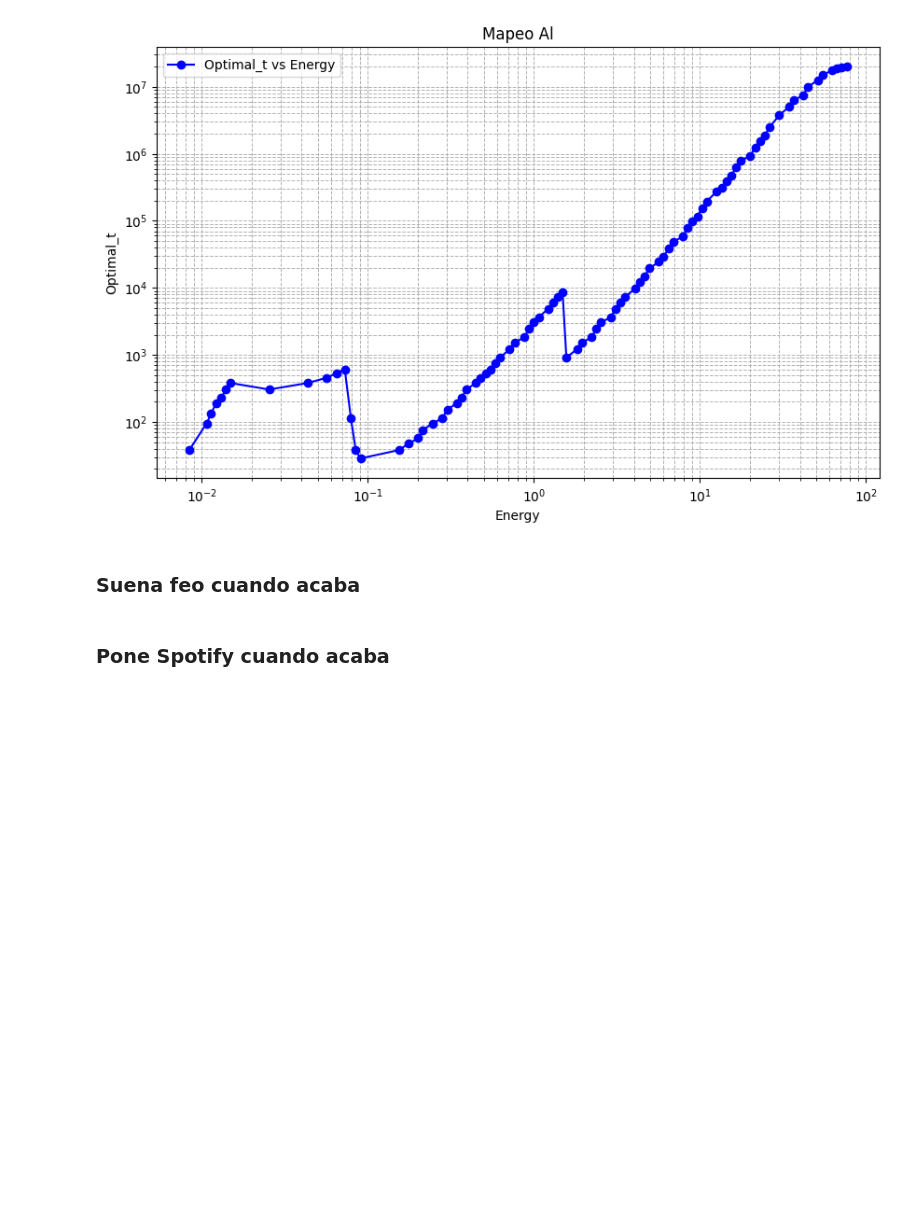
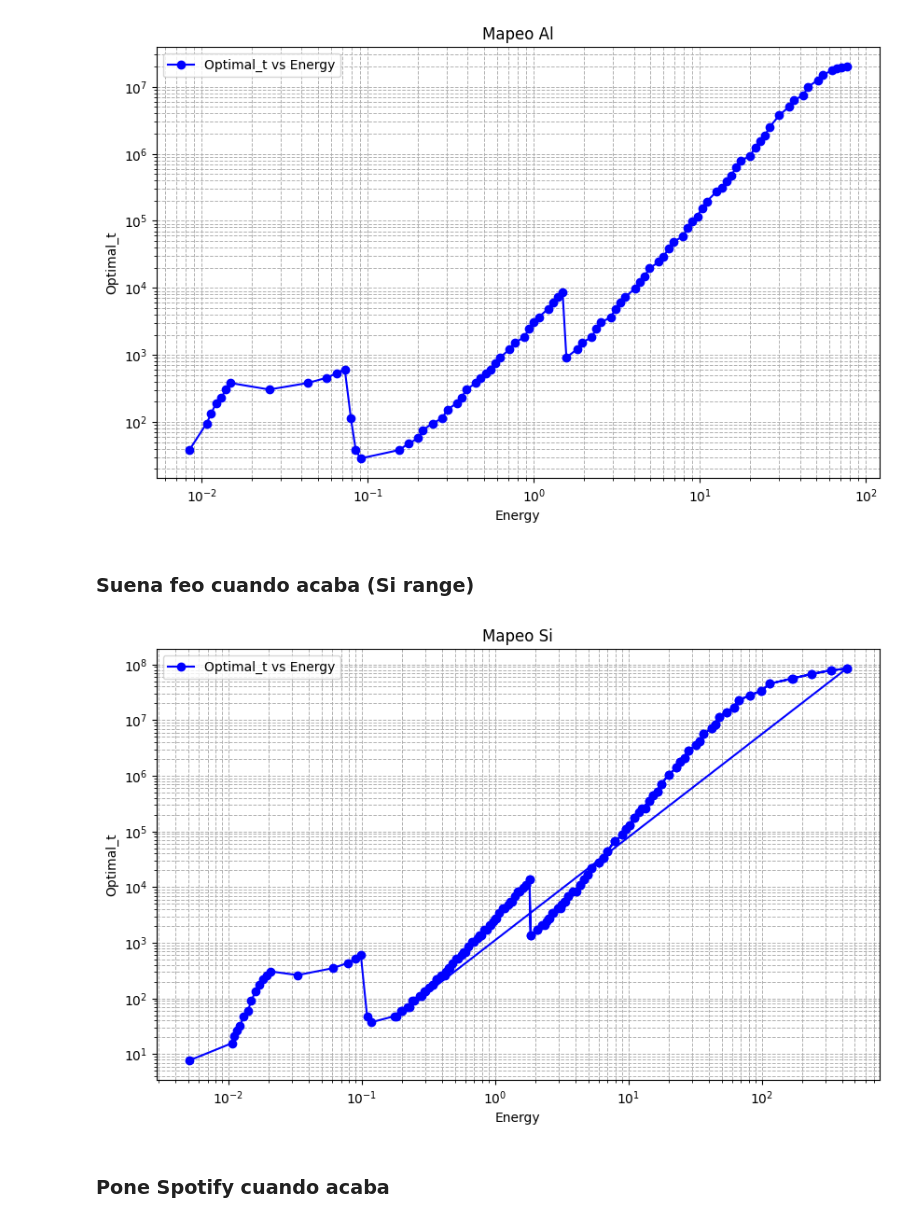
Before and after one commit to alonsoaf777/Geant4Charact2, a Jupyter notebook: G4-PCM/Bisection.ipynb, the cells around one changed output. Cells and saved outputs as stored; diff of their text form; code cells hidden in the pictures; blank space fills up the shorter version.

Commit message:
Ultimo mapeo Si

```diff
--- a/G4-PCM/Bisection.ipynb
+++ b/G4-PCM/Bisection.ipynb
@@ -266,7 +268,7 @@ plt.show()
 # %% [output]
 [figure]
 # %% [markdown]
-### Suena feo cuando acaba
+### Suena feo cuando acaba (Si range)
 # %%
 import os
 import subprocess
@@ -387,6 +389,69 @@ def play_sound():
 
 # Llamar a la función para reproducir el sonido
 play_sound()
+# %%
+import pandas as pd
+import matplotlib.pyplot as plt
+import numpy as np
+
+# Leer el archivo CSV
+csv_file = 'MapeoSi.csv'
+df = pd.read_csv(csv_file)
+
+# Asumir que el archivo tiene columnas 'Energy' y 'Optimal_t'
+energy_col = 'Energy'
+optimal_t_col = 'Optimal_t'
+
+# Comprobar que las columnas están presentes
+if energy_col not in df.columns or optimal_t_col not in df.columns:
+    raise ValueError(f"Column '{energy_col}' or '{optimal_t_col}' not found in the CSV file")
+
+# Extraer los datos
+energy = df[energy_col].values
+optimal_t = df[optimal_t_col].values
+
+# Filtrar valores de 'Optimal_t' adyacentes repetidos, manteniendo 'Energy' correspondiente
+def remove_repeated_thickness(x, y):
+    filtered_x = []
+    filtered_y = []
+    last_t = None
+
+    for xi, yi in zip(x, y):
+        if yi != last_t:
+            filtered_x.append(xi)
+            filtered_y.append(yi)
+        last_t = yi
+
+    return np.array(filtered_x), np.array(filtered_y)
+
+energy_filtered, optimal_t_filtered = remove_repeated_thickness(energy, optimal_t)
+
+# Crear el gráfico
+plt.figure(figsize=(10, 6))
+
+# Graficar los datos filtrados
+plt.plot(energy_filtered, optimal_t_filtered, 'o-', color='blue', label='Optimal_t vs Energy')
+
+# Configurar escalas logarítmicas
+plt.xscale('log')
+plt.yscale('log')
+
+# Etiquetas y título
+plt.xlabel('Energy')
+plt.ylabel('Optimal_t')
+plt.title('Mapeo Si')
+plt.legend()
+
+# Mostrar la cuadrícula
+plt.grid(True, which='both', linestyle='--', linewidth=0.7)
+
+# # Guardar el gráfico como archivo PNG
+# plt.savefig('filtered_log_log_plot.png')
+
+# Mostrar el gráfico
+plt.show()
+# %% [output]
+[figure, added]
 # %% [markdown]
 ### Pone Spotify cuando acaba
 # %%
```
Also changed, not shown: parts of 2 cells of this notebook, 3 other files.
